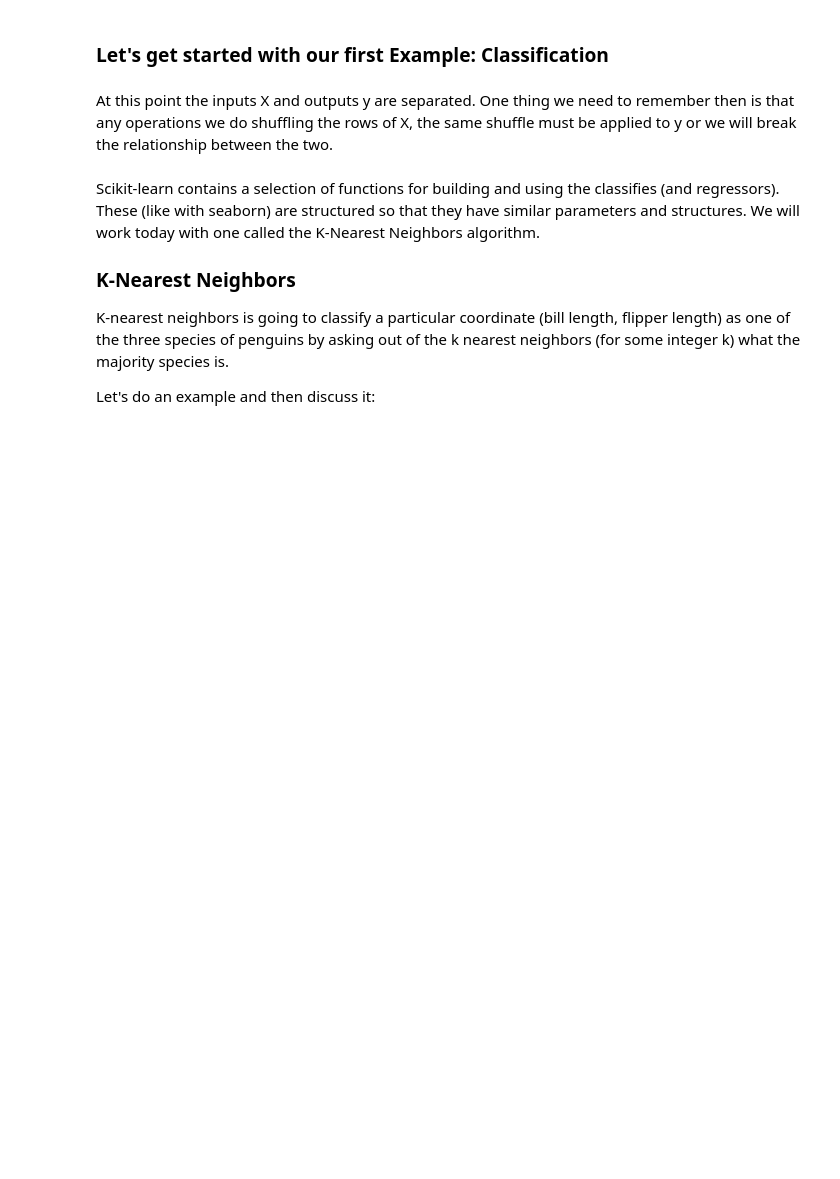
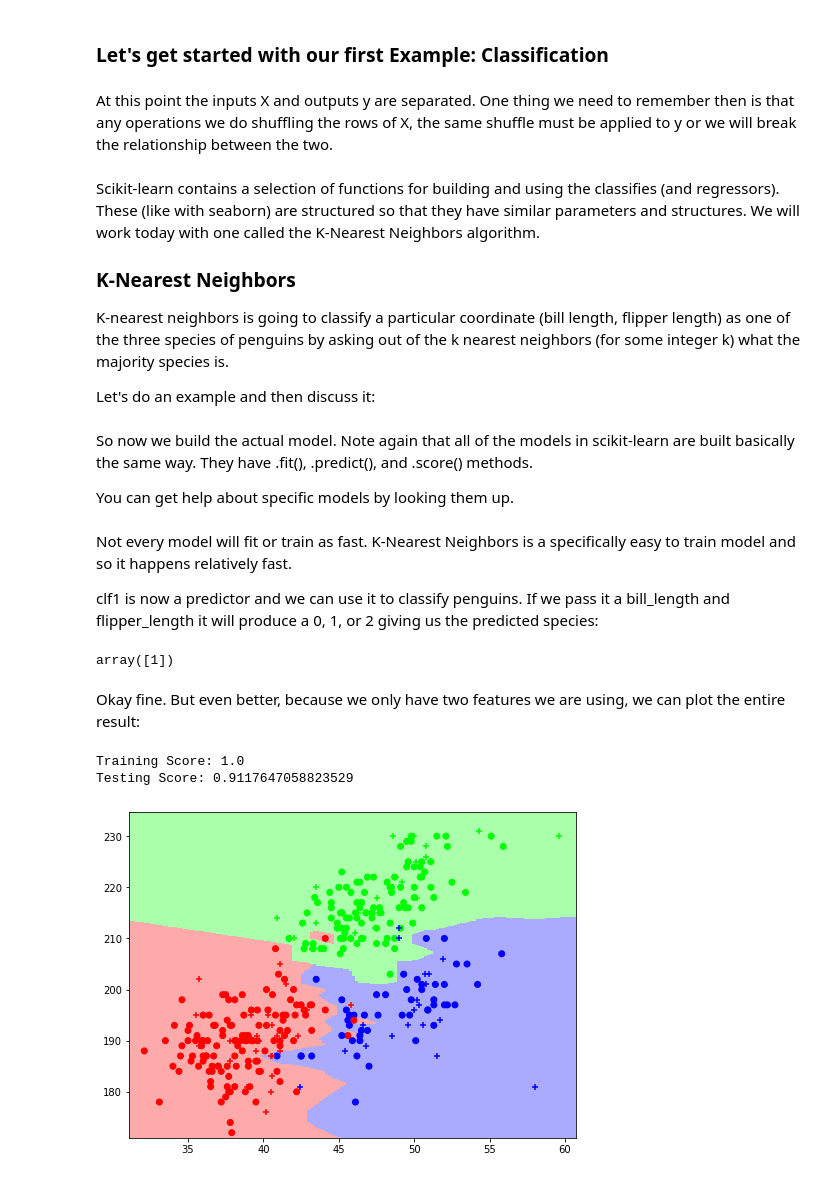
Before and after one commit to virgilpierce/STAT_111, a Jupyter notebook: Class Notes - 11-3 Classification.ipynb, the cells around one changed output. Saved outputs shown, nothing was run; the diff lists cells and outputs as text; code cells hidden in the pictures; blank space fills up the shorter version.

```diff
--- a/Class Notes - 11-3 Classification.ipynb
+++ b/Class Notes - 11-3 Classification.ipynb
@@ -144,23 +148,23 @@ Let's do an example and then discuss it:
 
 def plot_cat_model(clf, X_train, y_train, X_test, y_test):
 
-    h = 0.1 # Mesh Size
+    h = 0.2 # Mesh Size
 
     # Make a mesh and then plot the decision boundary. To do that we assign a
     # color to teach point in the mesh.
     # This tries to gets the boundaries for the box to draw. You may have to adjust
     # this min and max values in some cases.
-    xx_min, xx_max = X_train[:, 0].min() - 1, X_train[:, 0].max() + 1
-    yy_min, yy_max = X_train[:, 1].min() - 1, X_train[:, 1].max() + 1
-    xx, yy = np.meshgrid(np.arrange(xx_min, xx_max, h),
-                        np.arrange(yy_min, yy_max, h))
+    xx_min, xx_max = X_train[:, 0].min() - 1, X_train[:, 0].max() + 5
+    yy_min, yy_max = X_train[:, 1].min() - 1, X_train[:, 1].max() + 5
+    xx, yy = np.meshgrid(np.arange(xx_min, xx_max, h),
+                        np.arange(yy_min, yy_max, h))
     Z = clf.predict(np.c_[xx.ravel(), yy.ravel()])
 
     # Put the result into a color plot
     Z = Z.reshape(xx.shape)
 
     # you can adjust the output figure size here
-    plt.figure(figsize(8, 6))
+    plt.figure(figsize=(8, 6))
 
     # define the colors - note we need a color for each answer in our output
     cmap_light = pltco.ListedColormap(['#FFAAAA', '#AAFFAA', '#AAAAFF'])
@@ -176,11 +180,34 @@ def plot_cat_model(clf, X_train, y_train, X_test, y_test):
     plt.scatter(X_test[:, 0], X_test[:, 1], c=y_test, cmap=cmap_bold, marker='+')
 
     # Print out the score results for the classifier also
-    print('Training Error: {}'.format(clf.score(X_train, y_train)))
-    print('Testing Error: {}'.format(clf.score(X_test, y_test)))
+    print('Training Score: {}'.format(clf.score(X_train, y_train)))
+    print('Testing Score: {}'.format(clf.score(X_test, y_test)))
 # %%
 # Load the classifier form scikit-learn
 
 from sklearn.neighbors import KNeighborsClassifier
 
 # note we use from ___ import ___ because sklearn is such a large package.
+# %% [markdown]
+So now we build the actual model. Note again that all of the models in scikit-learn are built basically the same way. They have .fit(), .predict(), and .score() methods.
+
+You can get help about specific models by looking them up.
+# %%
+clf1 = KNeighborsClassifier(n_neighbors=1) # Define the model
+clf1.fit(X_train, y_train); # Train the model
+# %% [markdown]
+Not every model will fit or train as fast. K-Nearest Neighbors is a specifically easy to train model and so it happens relatively fast.
+
+clf1 is now a predictor and we can use it to classify penguins. If we pass it a bill_length and flipper_length it will produce a 0, 1, or 2 giving us the predicted species:
+# %%
+clf1.predict( np.array([[40, 210]]) )
+# %% [output]
+array([1])
+# %% [markdown]
+Okay fine. But even better, because we only have two features we are using, we can plot the entire result:
+# %%
+plot_cat_model(clf1, X_train, y_train, X_test, y_test)
+# %% [output]
+Training Score: 1.0
+Testing Score: 0.9117647058823529
+[figure, added]
```
Also changed, not shown: parts of 12 cells of this notebook.
